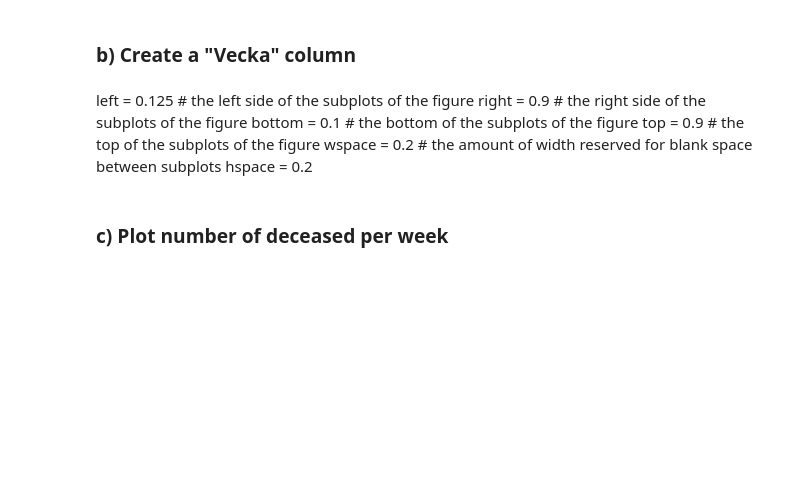
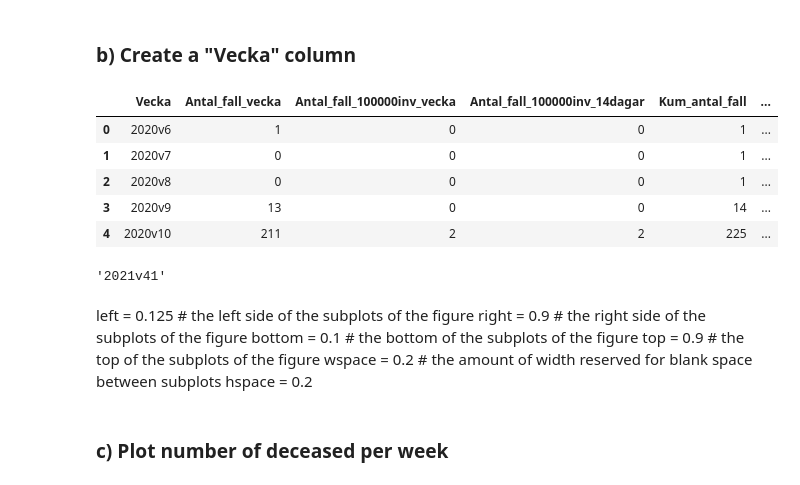
Before and after one commit to Anna-MariaSjolund/Data-Handling-Anna-MariaSjolund, a Jupyter notebook: Labs/Covid-Lab/covid_lab.ipynb, the cells around one changed output. Drawn from its saved outputs; the diff is of its cells as text; code cells hidden in the pictures; blank space fills up the shorter version.

```diff
--- a/Labs/Covid-Lab/covid_lab.ipynb
+++ b/Labs/Covid-Lab/covid_lab.ipynb
@@ -23,14 +72,21 @@ covid["år"].value_counts() #The data includes 48 weeks from 2020 and 41 weeks f
 # %% [markdown]
 ### b) Create a "Vecka" column
 # %%
-#covid["veckonummer"] = covid["år"].astype(str) + "v" + covid["veckonummer"].astype(str) #
-#covid = covid.rename({"veckonummer":"Vecka"}, axis=1).drop("år", axis=1)
-covid["Vecka"] = covid["år"].astype(str) + "v" + covid["veckonummer"].astype(str) #
-#covid = covid.rename({"veckonummer":"Vecka"}, axis=1).drop("år", axis=1)
+covid["veckonummer"] = covid["år"].astype(str) + "v" + covid["veckonummer"].astype(str)
+covid = covid.rename({"veckonummer":"Vecka"}, axis=1).drop("år", axis=1)
 
 covid.head()
+# %% [output]
+|  | Vecka | Antal_fall_vecka | Antal_fall_100000inv_vecka | Antal_fall_100000inv_14dagar | Kum_antal_fall | ... |
+| 0 | 2020v6 | 1 | 0 | 0 | 1 | ... |
+| 1 | 2020v7 | 0 | 0 | 0 | 1 | ... |
+| 2 | 2020v8 | 0 | 0 | 0 | 1 | ... |
+| 3 | 2020v9 | 13 | 0 | 0 | 14 | ... |
+| 4 | 2020v10 | 211 | 2 | 2 | 225 | ... |
 # %%
 covid["Vecka"].iloc[88]
+# %% [output]
+'2021v41'
 # %% [markdown]
 left  = 0.125  # the left side of the subplots of the figure
 right = 0.9    # the right side of the subplots of the figure
```
Also changed, not shown: parts of 18 cells of this notebook.
